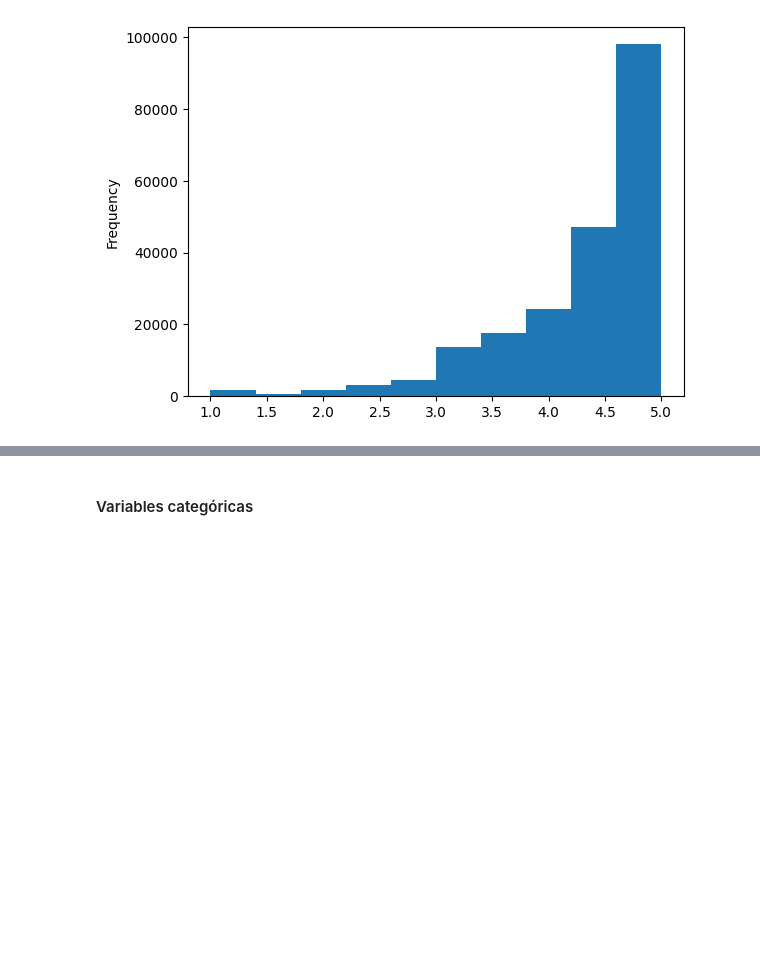
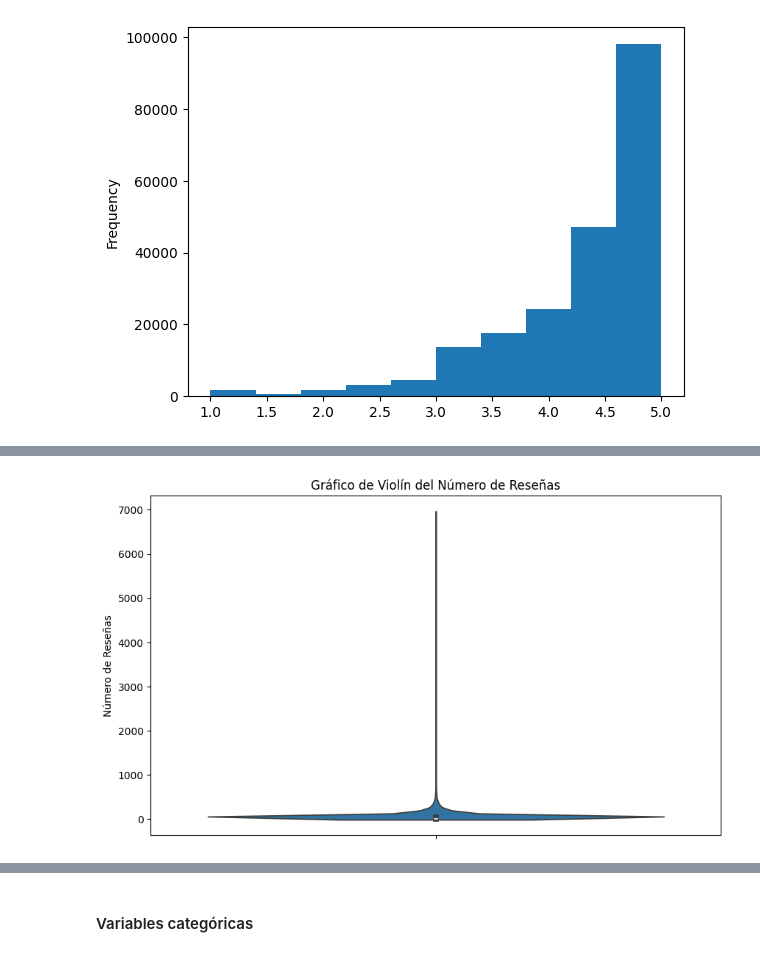
Before and after one commit to bautiarmanicode/HENRY-PROYECTO-FINAL, a Jupyter notebook: 1_Jupyter_Notebooks/2.1 EDA_Google.ipynb, the cells around one changed output, grey strips where cells are left out. Cells and saved outputs as stored; diff of their text form; code cells hidden in the pictures; blank space fills up the shorter version.

```diff
--- a/1_Jupyter_Notebooks/2.1 EDA_Google.ipynb
+++ b/1_Jupyter_Notebooks/2.1 EDA_Google.ipynb
@@ -125,0 +139,8 @@ Name: count, dtype: int64
+# %%
+plt.figure(figsize=(10, 6))
+sns.violinplot(y=df_metadata_num['num_of_reviews'])
+plt.title('Gráfico de Violín del Número de Reseñas')
+plt.ylabel('Número de Reseñas')
+plt.show()
+# %% [output]
+[figure, added]
```
Also changed, not shown: parts of 9 cells of this notebook.
